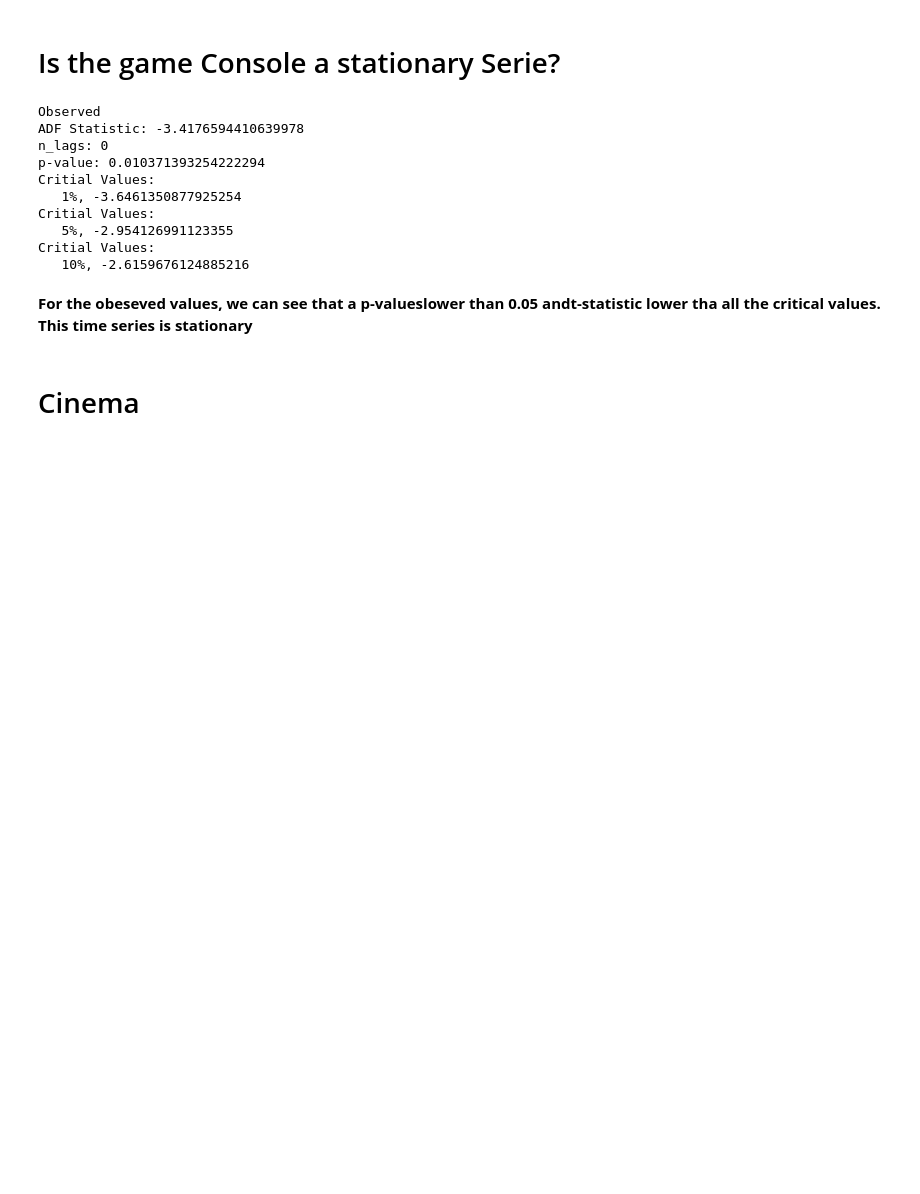
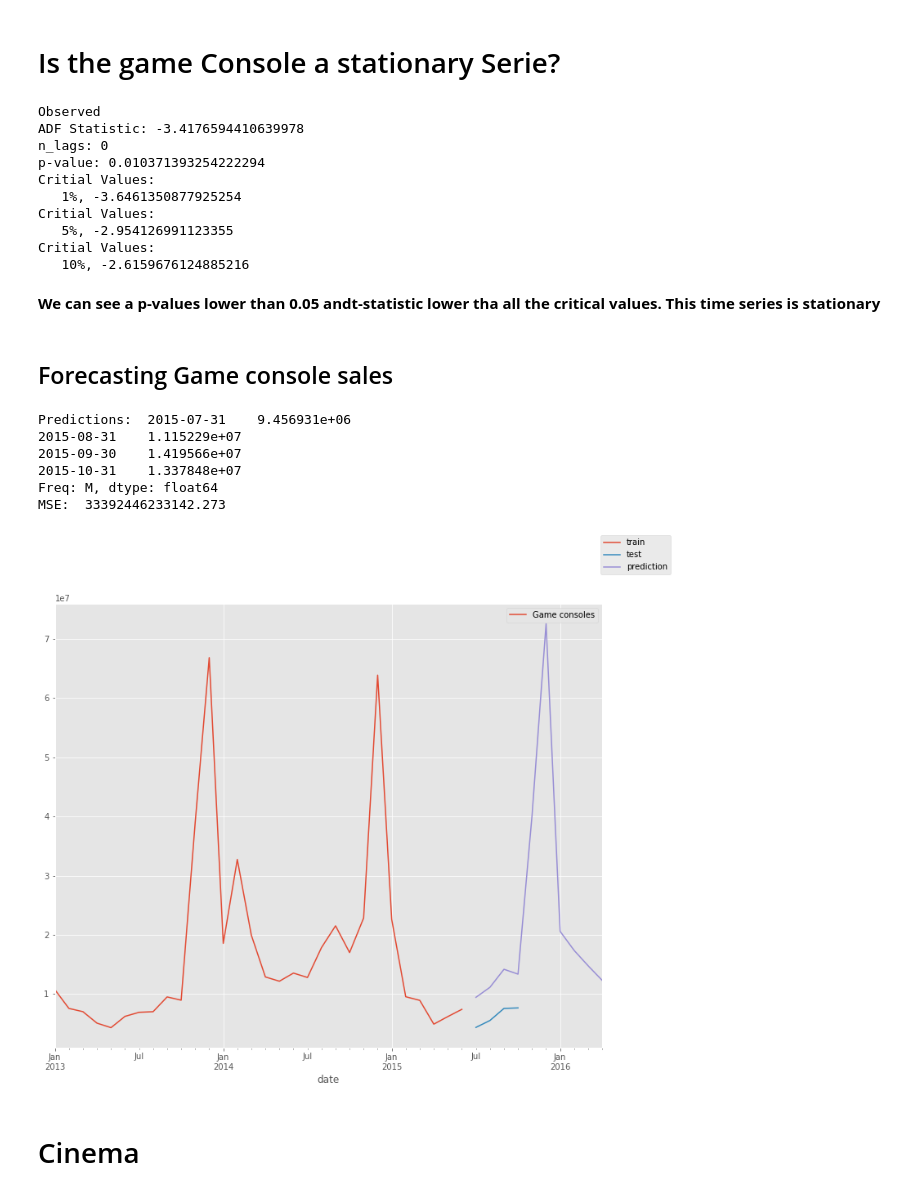
Before and after one commit to jquesada92/Kaggle_Times_Series_Competition, a Jupyter notebook: times_series_competition.ipynb, the cells around one changed output. Saved outputs shown, nothing was run; the diff lists cells and outputs as text; code cells hidden in the pictures; blank space fills up the shorter version.

```diff
--- a/times_series_competition.ipynb
+++ b/times_series_competition.ipynb
@@ -344,16 +348,18 @@ plt.show()
 # %% [markdown]
 # Is the game Console a stationary Serie?
 # %%
-from statsmodels.tsa.stattools import adfuller
+def run_adfuller(serie):
+  from statsmodels.tsa.stattools import adfuller
+  result = adfuller(serie, autolag='AIC')
+  print('Observed')
+  print(f'ADF Statistic: {result[0]}')
+  print(f'n_lags: {result[2]}')
+  print(f'p-value: {result[1]}')
+  for key, value in result[4].items():
+      print('Critial Values:')
+      print(f'   {key}, {value}')
 
-result = adfuller(df_game_console, autolag='AIC')
-print('Observed')
-print(f'ADF Statistic: {result[0]}')
-print(f'n_lags: {result[2]}')
-print(f'p-value: {result[1]}')
-for key, value in result[4].items():
-    print('Critial Values:')
-    print(f'   {key}, {value}')
+run_adfuller(df_game_console)
 # %% [output]
 Observed
 ADF Statistic: -3.4176594410639978
@@ -366,6 +372,34 @@ Critial Values:
 Critial Values:
    10%, -2.6159676124885216
 # %% [markdown]
-**For the obeseved values, we can see that a p-valueslower than 0.05 andt-statistic lower tha all the critical values. This time series is stationary**
+**We can see a p-values lower than 0.05 andt-statistic lower tha all the critical values. This time series is stationary**
+# %% [markdown]
+## Forecasting Game console sales
+# %%
+train_game_console = df_game_console[:-4]
+test_game_console = df_game_console[-4:]
+model =  ExponentialSmoothing(train_game_console  ,
+                              trend="additive",
+                              seasonal="additive",
+                              seasonal_periods=12).fit(optimized=True)
+validation_preds = model.forecast(len(test_game_console))
+mse = mean_squared_error(test_game_console, validation_preds)
+print("Predictions: ", validation_preds)
+print("MSE: ",mse)
+# %% [output]
+Predictions:  2015-07-31    9.456931e+06
+2015-08-31    1.115229e+07
+2015-09-30    1.419566e+07
+2015-10-31    1.337848e+07
+Freq: M, dtype: float64
+MSE:  33392446233142.273
+# %%
+preds =model.forecast(10)
+train_game_console.plot(legend='train')
+test_game_console.plot()
+preds.plot()
+plt.gcf().legend(["train", "test",'prediction']);
+# %% [output]
+[figure, added]
 # %% [markdown]
 # Cinema
```
Also changed, not shown: parts of 13 cells of this notebook.
